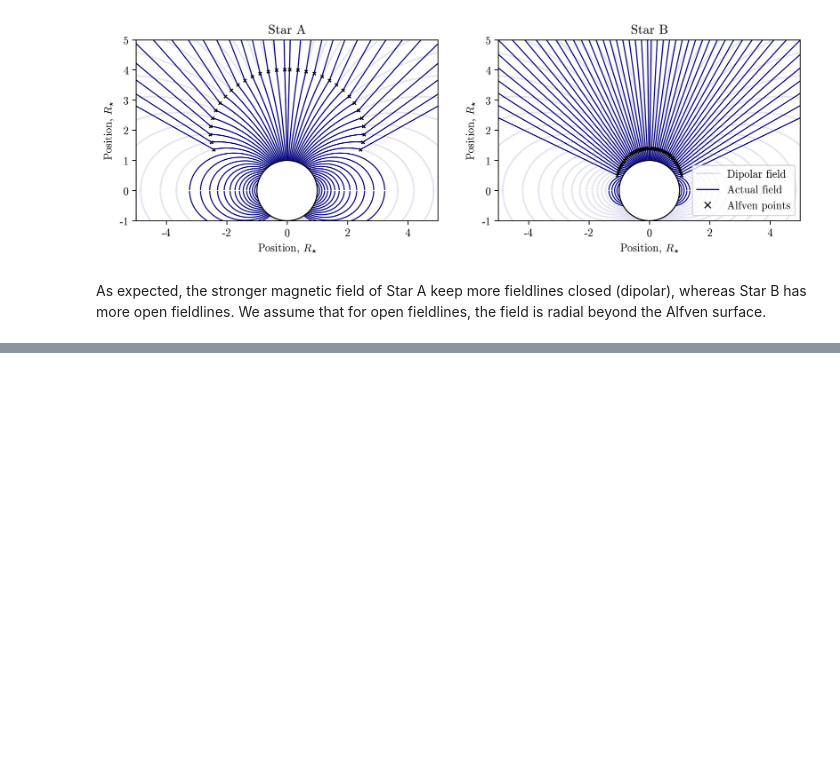
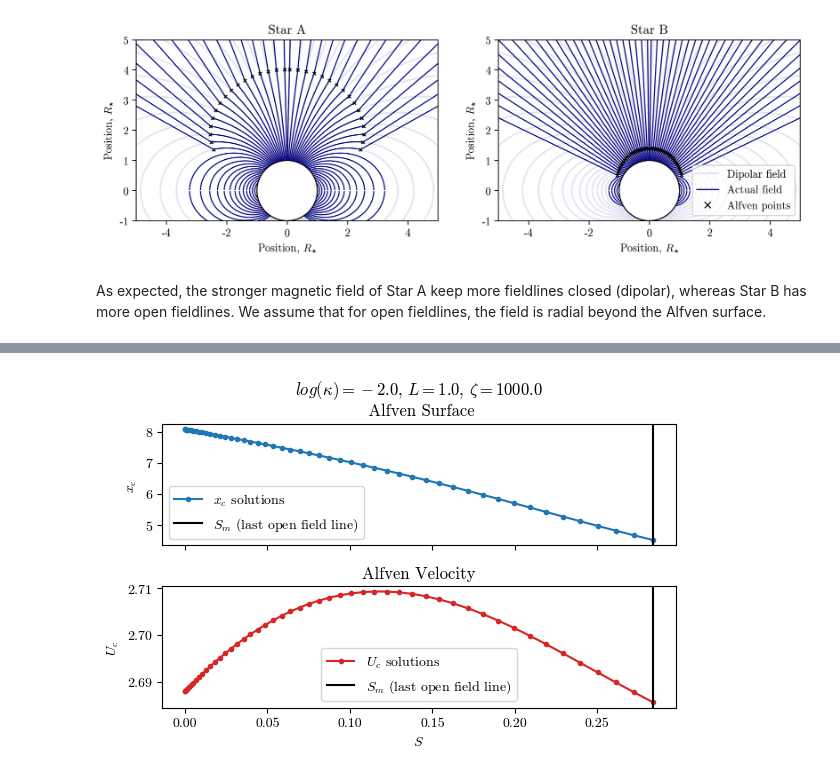
Before and after one commit to astrovarv/rotation_evolution, a Jupyter notebook: Demo.ipynb, the cells around one changed output, grey strips where cells are left out. Saved outputs shown, nothing was run; the diff lists cells and outputs as text; code cells hidden in the pictures; blank space fills up the shorter version.

```diff
--- a/Demo.ipynb
+++ b/Demo.ipynb
@@ -108,0 +110,5 @@ As expected, the stronger magnetic field of Star A keep more fieldlines closed (
+# %%
+num = 50 # number of fieldlines
+S1.plot_Alfven(50)
+# %% [output]
+[figure, added]
```
Also changed, not shown: parts of 16 cells of this notebook, 1 other file.
